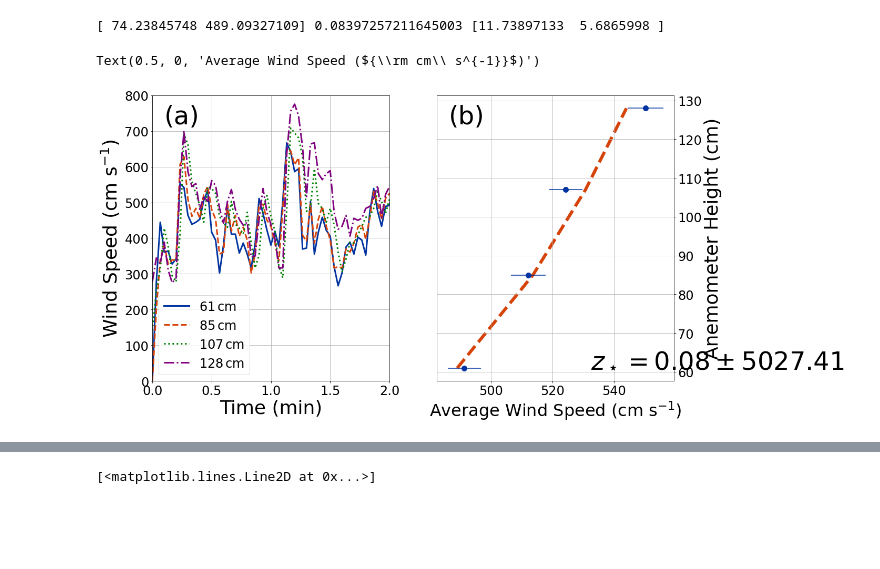
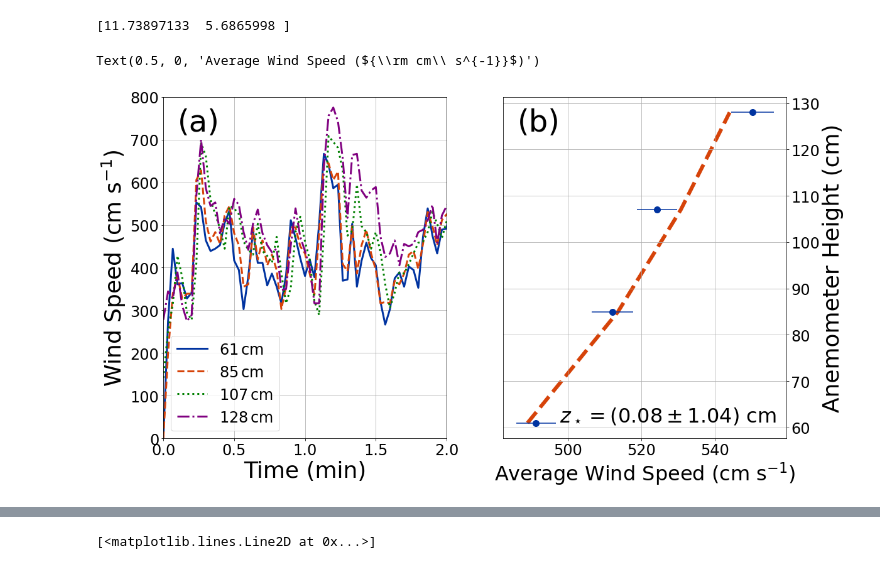
Before and after one commit to BoiseStatePlanetary/Optimizing-Number-and-Placement-of-Anemometers, a Jupyter notebook: figures and data/Field Experiments/Alamosa_Parking_Lot_Experiments/Experimenting with roughness scale measurements.ipynb, the cells around one changed output, grey strips where cells are left out. Drawn from its saved outputs; the diff is of its cells as text; code cells hidden in the pictures; blank space fills up the shorter version.

Commit message:
Continuing to polish figure

```diff
--- a/figures and data/Field Experiments/Alamosa_Parking_Lot_Experiments/Experimenting with roughness scale measurements.ipynb
+++ b/figures and data/Field Experiments/Alamosa_Parking_Lot_Experiments/Experimenting with roughness scale measurements.ipynb
@@ -27,8 +27,8 @@ def calc_ustar_from_slope(kappa, slope):
 def calc_sigma_ustar(kappa, sigma_slope):
     return kappa*sigma_slope
 
-def calc_sigma_zstar(slope, zstar, sigma_intercept):
-    return slope/zstar*sigma_intercept
+def calc_sigma_zstar(slope, zstar, sigma_slope, intercept, sigma_intercept):
+    return zstar/slope*np.sqrt(sigma_intercept**2 + (intercept/slope)**2*sigma_slope**2)
 
 def calculate_zstar_from_profile(heights, winds):
     x = np.log(heights/np.min(heights))
@@ -86,38 +86,39 @@ ax1.set_xlabel("Time (min)", fontsize=36)
 ax1.set_ylabel(r'Wind Speed (${\rm cm\ s^{-1}}$)', fontsize=36)
 ax1.text(0.05, 0.90, "(a)", fontsize=48, transform=ax1.transAxes)
 
 #### Estimating Roughness Scale ####
 
 ax2 = fig.add_subplot(122)
 
-x = list(heights.values())
-y = list(means.values())
-yerr = list(stds.values())
+x = np.array(list(heights.values()))
+y = np.array(list(means.values()))
+yerr = np.array(list(stds.values()))
 
 # Law-of-the-Wall fit
 log_z = np.log(x/np.min(x))
 popt, pcov = curve_fit(lin_fit, log_z, y, sigma=yerr)
 unc = np.sqrt(np.diag(pcov))
+print(unc)
 ustar = calc_ustar_from_slope(kappa, popt[0])
 sigma_ustar = calc_sigma_ustar(kappa, unc[0])
 zstar = calc_zstar_from_slope_and_intercept(np.min(x), popt[0], popt[1])
-sigma_zstar = calc_sigma_zstar(popt[0], zstar, unc[1])
-print(popt, zstar, unc)
+sigma_zstar = calc_sigma_zstar(popt[0], 1., unc[0], popt[1], unc[1])
 
 ax2.errorbar(y, x, xerr=yerr, ls='', marker='o', markersize=10, color=BoiseState_blue)
 ax2.plot(np.polyval(popt, log_z), x, lw=6, color=BoiseState_orange, ls='--', zorder=-1)
 ax2.text(0.05, 0.90, "(b)", fontsize=48, transform=ax2.transAxes)
-ax2.text(0.65, 0.05, r'$z_\star = %.2f\pm%.2f$' % (zstar, sigma_zstar), fontsize=48, transform=ax2.transAxes)
+ax2.text(0.2, 0.05, r'$z_\star = \left( %.2f\pm%.2f \right)\ {\rm cm}$' % (zstar, sigma_zstar),
+         fontsize=32, transform=ax2.transAxes)
 
 ax2.grid(True)
 ax2.yaxis.tick_right()
 ax2.yaxis.set_label_position("right")
 ax2.tick_params(labelsize=24)
 ax2.set_ylabel("Anemometer Height (cm)", fontsize=36)
 ax2.set_xlabel(r'Average Wind Speed (${\rm cm\ s^{-1}}$)', fontsize=32)
 
 # plt.savefig("../../Alamosa_Parking_Lot_Windspeeds.jpg", dpi=300, bbox_inches="tight")
 # %% [output]
-[ 74.23845748 489.09327109] 0.08397257211645003 [11.73897133  5.6865998 ]
+[11.73897133  5.6865998 ]
 Text(0.5, 0, 'Average Wind Speed (${\\rm cm\\ s^{-1}}$)')
-[figure, old version]
+[figure, new version]
```
Also changed, not shown: parts of 2 cells of this notebook.
